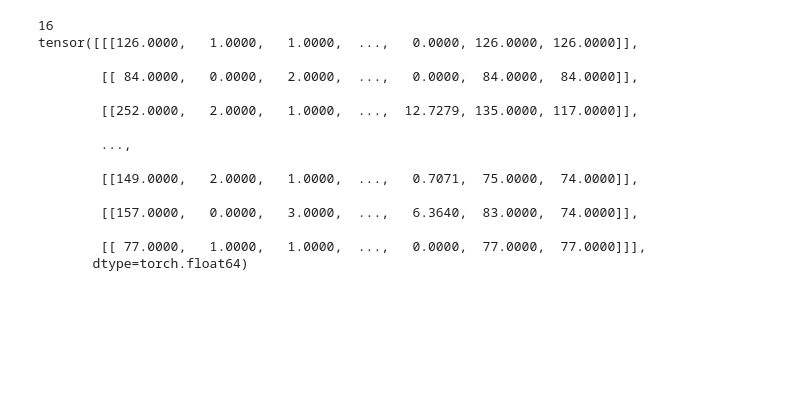
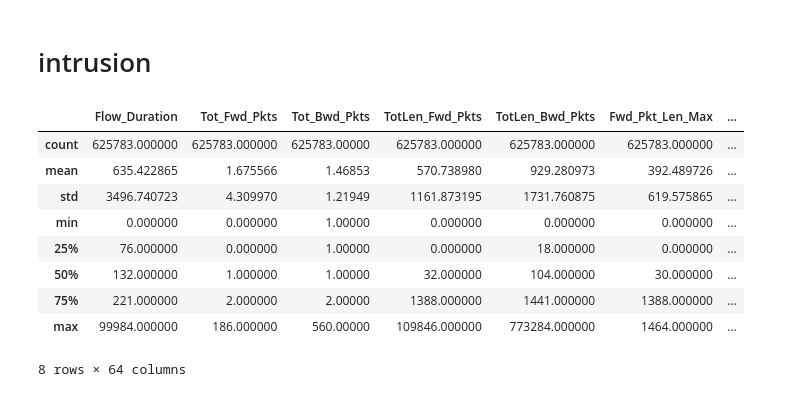
Before and after one commit to zeton24/gsn_iot_anomalies_detection, a Jupyter notebook: data.ipynb, the cells around one changed output. Drawn from its saved outputs; the diff is of its cells as text; code cells hidden in the pictures; blank space fills up the shorter version.

```diff
--- a/data.ipynb
+++ b/data.ipynb
@@ -115,21 +2,0 @@ loader = dm.train_dataloader()
-# %%
-for x,y in loader:
-  print(len(y))
-  print(x)
-  break
-# %% [output]
-16
-tensor([[[126.0000,   1.0000,   1.0000,  ...,   0.0000, 126.0000, 126.0000]],
-
-        [[ 84.0000,   0.0000,   2.0000,  ...,   0.0000,  84.0000,  84.0000]],
-
-        [[252.0000,   2.0000,   1.0000,  ...,  12.7279, 135.0000, 117.0000]],
-
-        ...,
-
-        [[149.0000,   2.0000,   1.0000,  ...,   0.7071,  75.0000,  74.0000]],
-
-        [[157.0000,   0.0000,   3.0000,  ...,   6.3640,  83.0000,  74.0000]],
-
-        [[ 77.0000,   1.0000,   1.0000,  ...,   0.0000,  77.0000,  77.0000]]],
-       dtype=torch.float64)
@@ -135,0 +11,16 @@ tensor([[[126.0000,   1.0000,   1.0000,  ...,   0.0000, 126.0000, 126.0000]],
+# %% [markdown]
+# intrusion
+# %%
+data = pd.read_csv('data/iot-intrusion_with_headers.csv')
+data.describe()
+# %% [output]
+|  | Flow_Duration | Tot_Fwd_Pkts | Tot_Bwd_Pkts | TotLen_Fwd_Pkts | TotLen_Bwd_Pkts | Fwd_Pkt_Len_Max | ... |
+| count | 625783.000000 | 625783.000000 | 625783.00000 | 625783.000000 | 625783.000000 | 625783.000000 | ... |
+| mean | 635.422865 | 1.675566 | 1.46853 | 570.738980 | 929.280973 | 392.489726 | ... |
+| std | 3496.740723 | 4.309970 | 1.21949 | 1161.873195 | 1731.760875 | 619.575865 | ... |
+| min | 0.000000 | 0.000000 | 1.00000 | 0.000000 | 0.000000 | 0.000000 | ... |
+| 25% | 76.000000 | 0.000000 | 1.00000 | 0.000000 | 18.000000 | 0.000000 | ... |
+| 50% | 132.000000 | 1.000000 | 1.00000 | 32.000000 | 104.000000 | 30.000000 | ... |
+| 75% | 221.000000 | 2.000000 | 2.00000 | 1388.000000 | 1441.000000 | 1388.000000 | ... |
+| max | 99984.000000 | 186.000000 | 560.00000 | 109846.000000 | 773284.000000 | 1464.000000 | ... |
+8 rows × 64 columns
```
Also changed, not shown: parts of 92 cells of this notebook, 1 other file.
